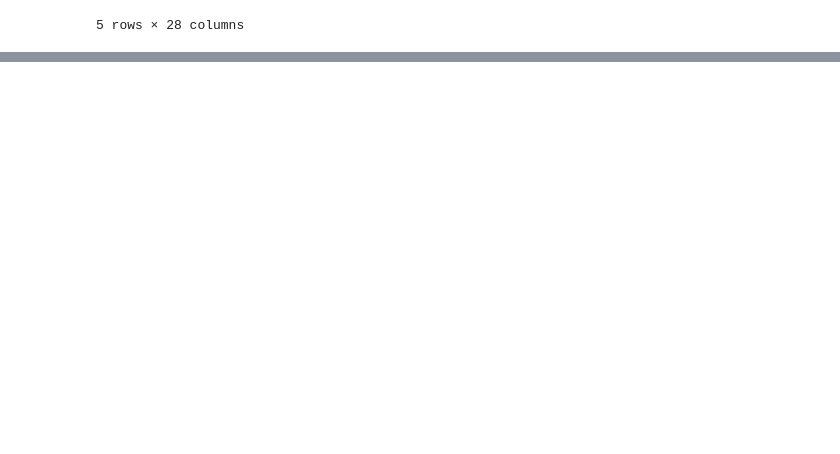
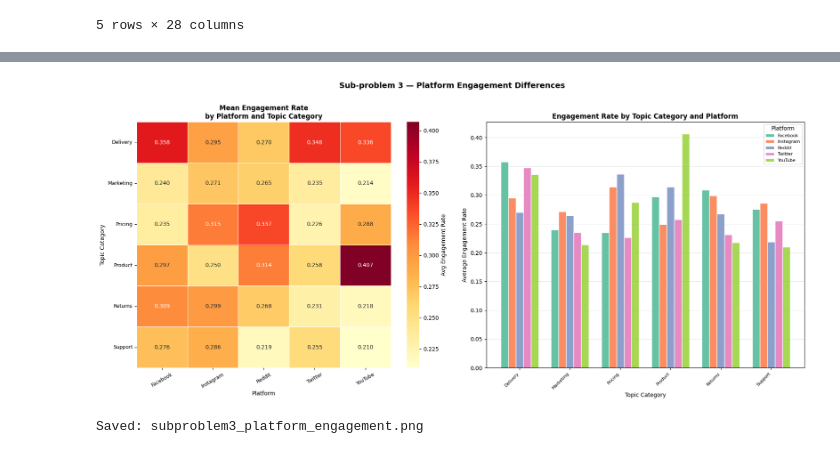
Before and after one commit to qiqi-xingyi/Datamining_project, a Jupyter notebook: figures/pygwalker-vis/pygwalker-workspace/dmt-project.ipynb, the cells around one changed output, grey strips where cells are left out. Drawn from its saved outputs; the diff is of its cells as text; code cells hidden in the pictures; blank space fills up the shorter version.

```diff
--- a/figures/pygwalker-vis/pygwalker-workspace/dmt-project.ipynb
+++ b/figures/pygwalker-vis/pygwalker-workspace/dmt-project.ipynb
@@ -43,0 +462,16 @@ Box(children=(HTML(value='\n<div id="ifr-pyg-00064edfa051e191x0kT3uarjBvhYWnl" s
+# %%
+print("=" * 55)
+print("SUB-PROBLEM 1 FINDINGS — Hashtag Aggregate Engagement")
+print("=" * 55)
+
+print(f"\nTop 5 hashtags by total interactions:")
+for _, row in hashtag_agg_sum.head(5).iterrows():
+    print(f"  {row['hashtag']:<20} {int(row['total_interactions']):>10,} interactions")
+
+print(f"\nBottom 5 hashtags by total interactions:")
+for _, row in hashtag_agg_sum.tail(5).iterrows():
+    print(f"  {row['hashtag']:<20} {int(row['total_interactions']):>10,} interactions")
+
+print(f"\nRange: {int(hashtag_agg_sum['total_interactions'].min()):,} "
+      f"to {int(hashtag_agg_sum['total_interactions'].max()):,}")
+print(f"Spread: {int(hashtag_agg_sum['total_interactions'].max() - hashtag_agg_sum['total_interactions'].min()):,}")
@@ -43,0 +691,51 @@ Box(children=(HTML(value='\n<div id="ifr-pyg-00064edfa051e191x0kT3uarjBvhYWnl" s
+# %%
+fig, axes = plt.subplots(1, 2, figsize=(18, 8))
+
+ax1 = axes[0]
+sns.heatmap(platform_topic_pivot,
+            annot=True, fmt='.3f',
+            cmap='YlOrRd',
+            linewidths=0.5,
+            ax=ax1,
+            cbar_kws={'label': 'Avg Engagement Rate'})
+ax1.set_title('Mean Engagement Rate\nby Platform and Topic Category',
+              fontsize=12, fontweight='bold')
+ax1.set_xlabel('Platform')
+ax1.set_ylabel('Topic Category')
+ax1.tick_params(axis='x', rotation=30, labelsize=9)
+ax1.tick_params(axis='y', rotation=0, labelsize=9)
+
+ax2 = axes[1]
+platforms = platform_topic_pivot.columns.tolist()
+topics = platform_topic_pivot.index.tolist()
+x = np.arange(len(topics))
+width = 0.15
+colors = plt.cm.Set2.colors
+
+for i, platform in enumerate(platforms):
+    offset = (i - len(platforms) / 2) * width + width / 2
+    ax2.bar(x + offset,
+            platform_topic_pivot[platform],
+            width=width,
+            label=platform,
+            color=colors[i],
+            edgecolor='white')
+
+ax2.set_title('Engagement Rate by Topic Category and Platform',
+              fontsize=12, fontweight='bold')
+ax2.set_xlabel('Topic Category')
+ax2.set_ylabel('Average Engagement Rate')
+ax2.set_xticks(x)
+ax2.set_xticklabels(topics, rotation=45, ha='right', fontsize=8)
+ax2.legend(title='Platform', fontsize=8)
+ax2.grid(True, axis='y', alpha=0.3)
+
+plt.suptitle('Sub-problem 3 — Platform Engagement Differences',
+             fontsize=14, fontweight='bold', y=1.01)
+plt.tight_layout()
+plt.savefig('subproblem3_platform_engagement.png', dpi=150, bbox_inches='tight')
+plt.show()
+print("Saved: subproblem3_platform_engagement.png")
+# %% [output]
+[figure, added]
+Saved: subproblem3_platform_engagement.png
```
Also changed, not shown: parts of 19 cells of this notebook.
